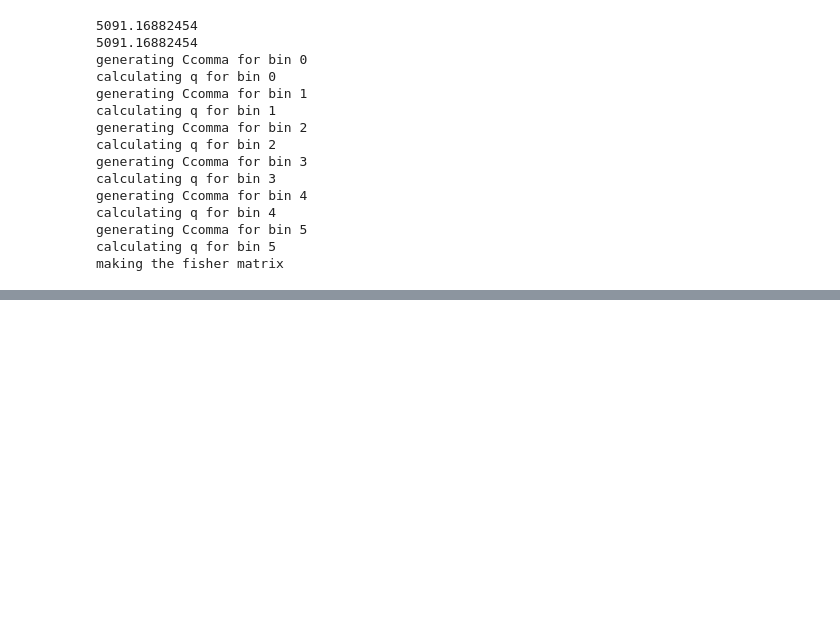
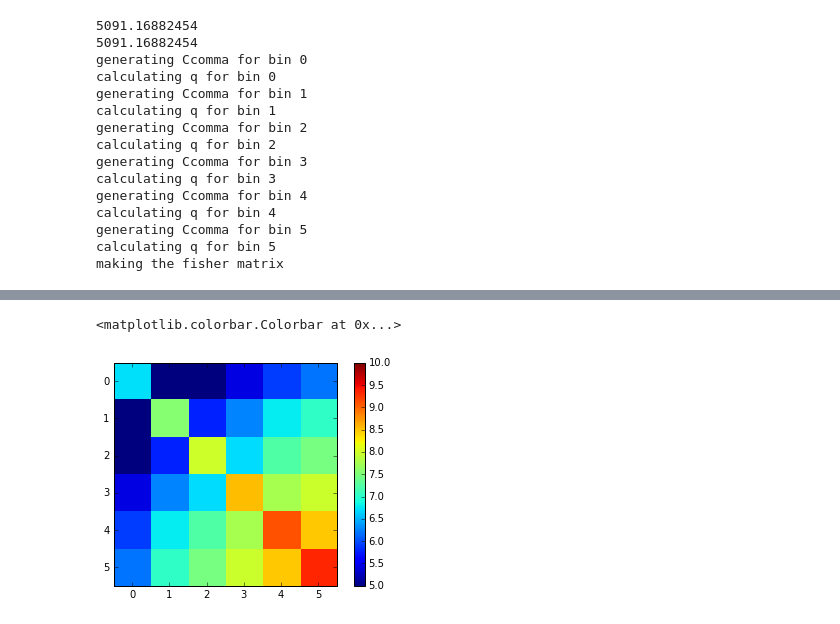
Before and after one commit to abrahamneben/21cmIRxcor, a Jupyter notebook: test_optimal_quadratic_power_spectrum_for_ir_image_with_masking.ipynb, the cells around one changed output, grey strips where cells are left out. Saved outputs shown, nothing was run; the diff lists cells and outputs as text; code cells hidden in the pictures; blank space fills up the shorter version.

```diff
--- a/test_optimal_quadratic_power_spectrum_for_ir_image_with_masking.ipynb
+++ b/test_optimal_quadratic_power_spectrum_for_ir_image_with_masking.ipynb
@@ -159,0 +178,6 @@ plt.loglog(lbins_opt,np.real(sqrtm(inv(F))*q),'k:')
+# %%
+plt.imshow(np.log10(np.real(F_with_Cinv)),interpolation='nearest',vmin=5,vmax=10)
+plt.colorbar()
+# %% [output]
+<matplotlib.colorbar.Colorbar at 0x...>
+[figure, added]
```
Also changed, not shown: parts of 7 cells of this notebook, 1 other file.
